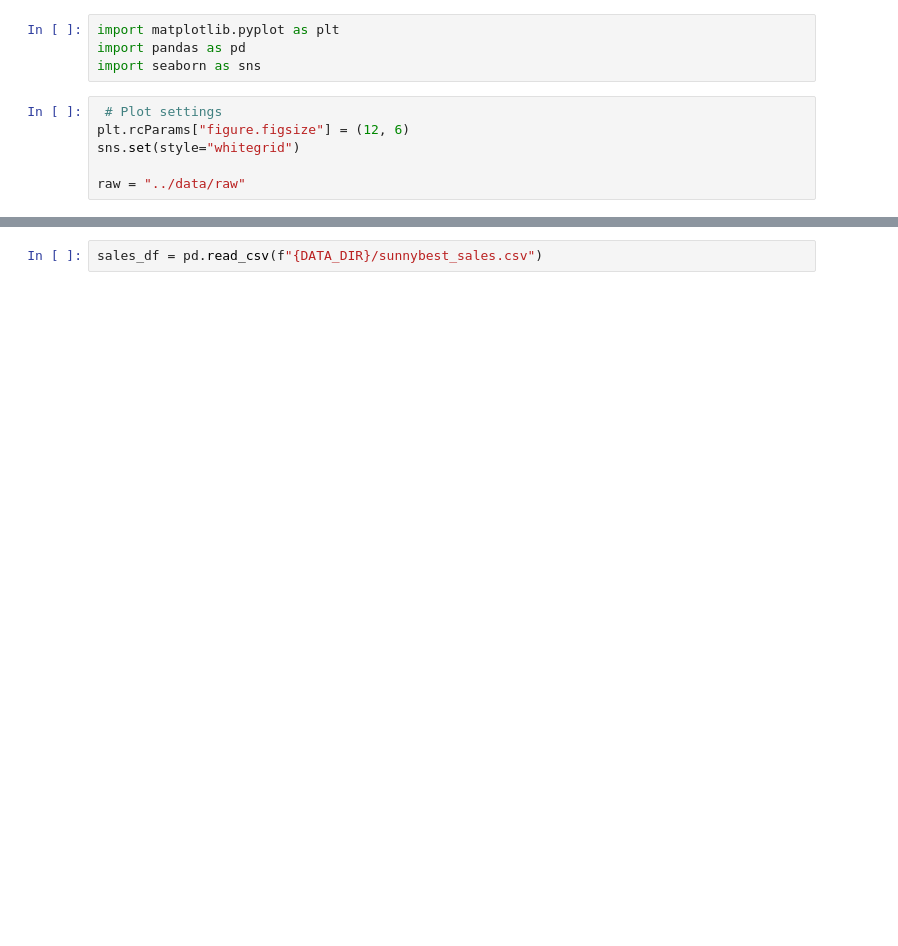
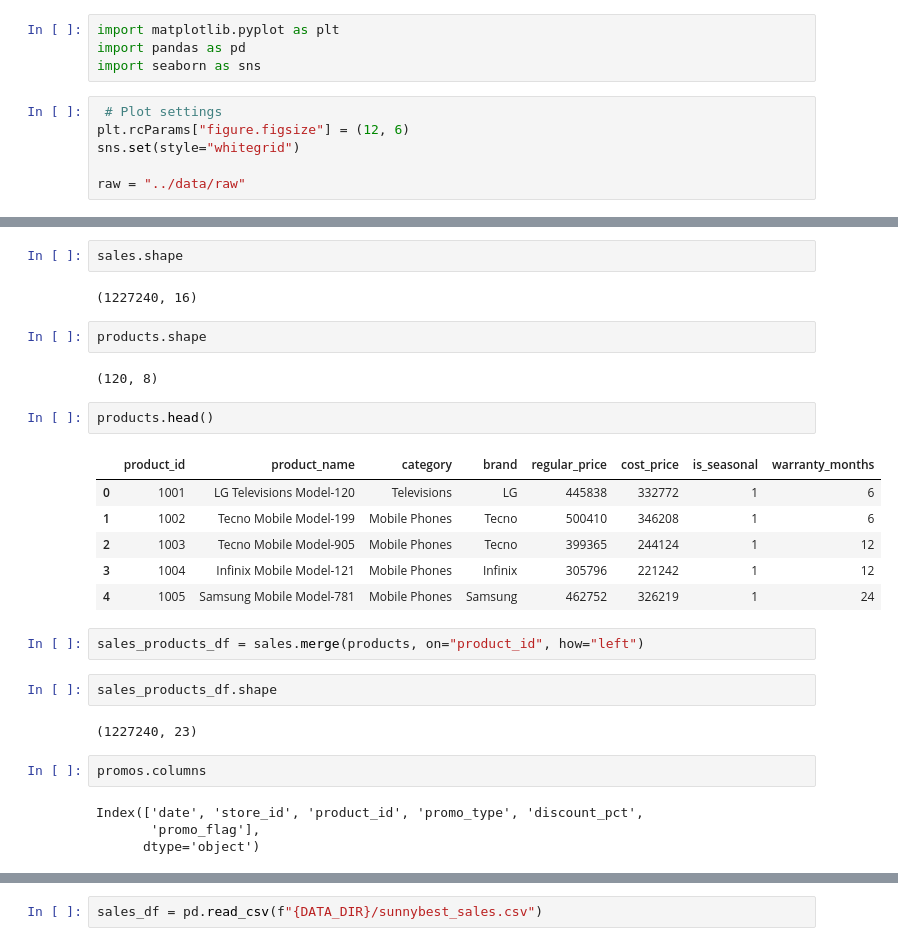
Before and after one commit to Bonaboss01/retail-sales-forecasting-genai, a Jupyter notebook: notebooks/Untitled.ipynb, the cells around one changed output, grey strips where cells are left out. Saved outputs shown, nothing was run; the diff lists cells and outputs as text; blank space fills up the shorter version.

```diff
--- a/notebooks/Untitled.ipynb
+++ b/notebooks/Untitled.ipynb
@@ -45,0 +48,29 @@ df.head()
+# %%
+sales.shape
+# %% [output]
+(1227240, 16)
+# %%
+products.shape
+# %% [output]
+(120, 8)
+# %%
+products.head()
+# %% [output]
+|  | product_id | product_name | category | brand | regular_price | cost_price | is_seasonal | warranty_months |
+| 0 | 1001 | LG Televisions Model-120 | Televisions | LG | 445838 | 332772 | 1 | 6 |
+| 1 | 1002 | Tecno Mobile Model-199 | Mobile Phones | Tecno | 500410 | 346208 | 1 | 6 |
+| 2 | 1003 | Tecno Mobile Model-905 | Mobile Phones | Tecno | 399365 | 244124 | 1 | 12 |
+| 3 | 1004 | Infinix Mobile Model-121 | Mobile Phones | Infinix | 305796 | 221242 | 1 | 12 |
+| 4 | 1005 | Samsung Mobile Model-781 | Mobile Phones | Samsung | 462752 | 326219 | 1 | 24 |
+# %%
+sales_products_df = sales.merge(products, on="product_id", how="left")
+# %%
+sales_products_df.shape
+# %% [output]
+(1227240, 23)
+# %%
+promos.columns
+# %% [output]
+Index(['date', 'store_id', 'product_id', 'promo_type', 'discount_pct',
+       'promo_flag'],
+      dtype='object')
```
Also changed, not shown: parts of 41 cells of this notebook, 1 other file.
